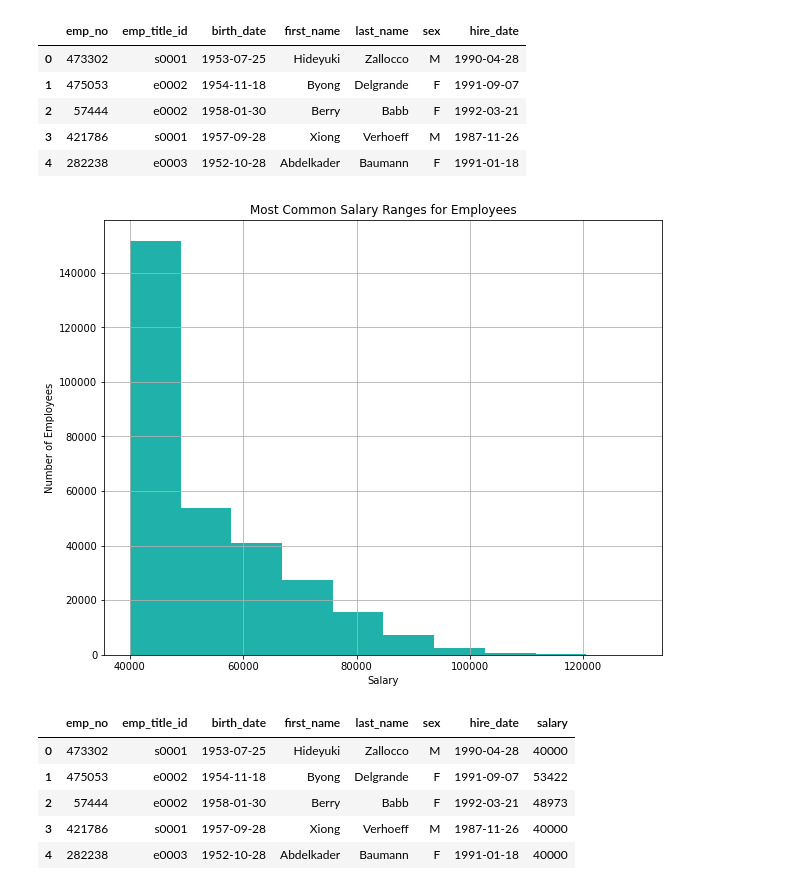
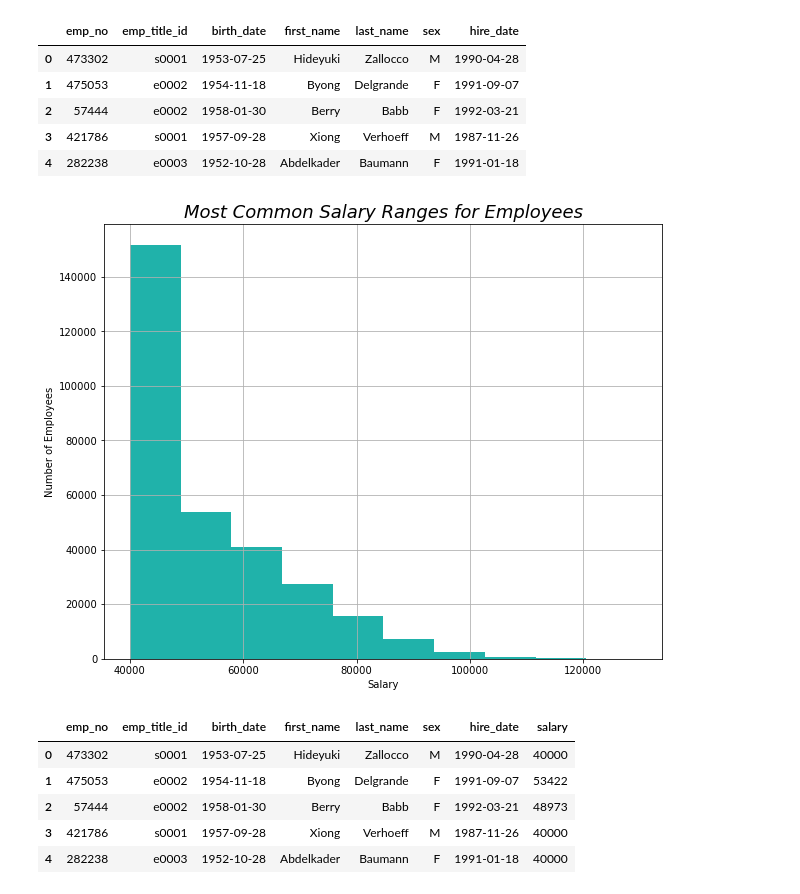
Before and after one commit to parastoorazavi/sql-challenge, a Jupyter notebook: EmployeeSQL/EmployeeSQL.ipynb, the cells around one changed output. Drawn from its saved outputs; the diff is of its cells as text; code cells hidden in the pictures.

```diff
--- a/EmployeeSQL/EmployeeSQL.ipynb
+++ b/EmployeeSQL/EmployeeSQL.ipynb
@@ -48,14 +48,14 @@ employees.head()
 # %%
 # Create a histogram to visualize the most common salary ranges for employees.
 salaries.hist(column = 'salary', color= "lightseagreen", figsize = (10,8))
 
-plt.title("Most Common Salary Ranges for Employees")
+plt.title("Most Common Salary Ranges for Employees",fontstyle='italic',fontsize='18')
 plt.xlabel("Salary")
-plt.ylabel("Number of Employees")
-plt.savefig("histogram.png")
+plt.ylabel("Number of Employees",fontsize='10')
+plt.savefig("histogram.png",fontsize='10')
 plt.show()
 # %% [output]
-[figure, old version]
+[figure, new version]
 # %%
 # merge salary table and title table
 employees_salaries = pd.merge(employees, salaries, how = 'inner', on='emp_no')
```
Also changed, not shown: parts of 2 cells of this notebook, 4 other files.
